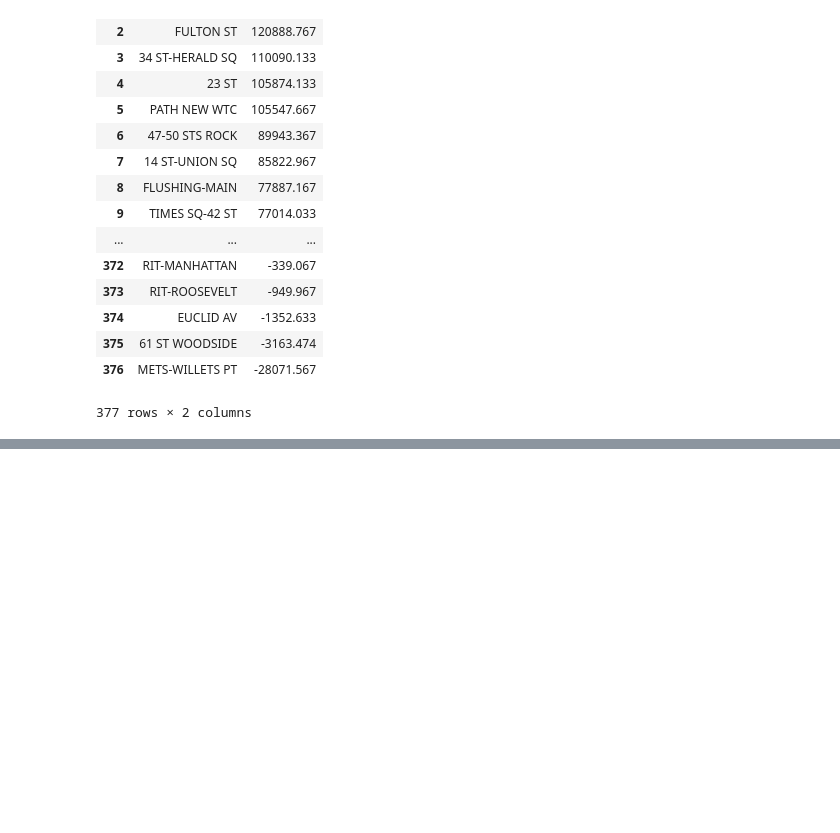
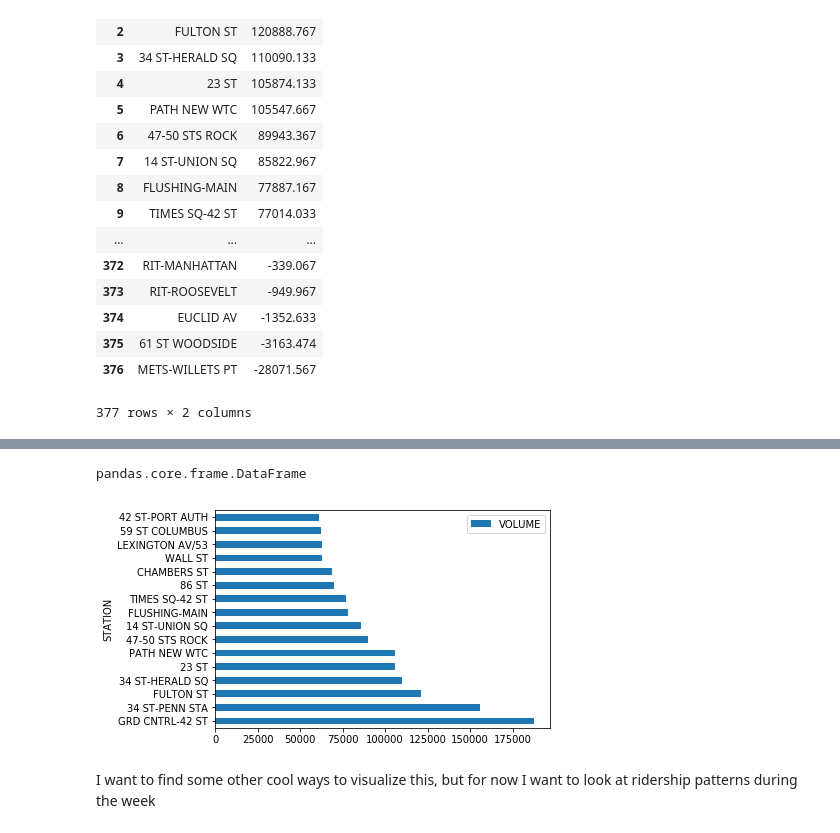
Before and after one commit to huge-reality/MTA_Project_Group_5, a Jupyter notebook: Weekdays Weekends1.ipynb, the cells around one changed output, grey strips where cells are left out. Drawn from its saved outputs; the diff is of its cells as text; code cells hidden in the pictures; blank space fills up the shorter version.

Commit message:
Found some weekly patterns

```diff
--- a/Weekdays Weekends1.ipynb
+++ b/Weekdays Weekends1.ipynb
@@ -256,0 +251,4 @@ difference.reset_index()
+# %%
+graph_df = difference.iloc[0:16]
+
+graph_df.reset_index()
@@ -256,0 +273,10 @@ difference.reset_index()
+# %%
+type(graph_df)
+# %% [output]
+pandas.core.frame.DataFrame
+# %%
+bar = graph_df.plot.barh()
+# %% [output]
+[figure, added]
+# %% [markdown]
+I want to find some other cool ways to visualize this, but for now I want to look at ridership patterns during the week
```
Also changed, not shown: parts of 11 cells of this notebook.
